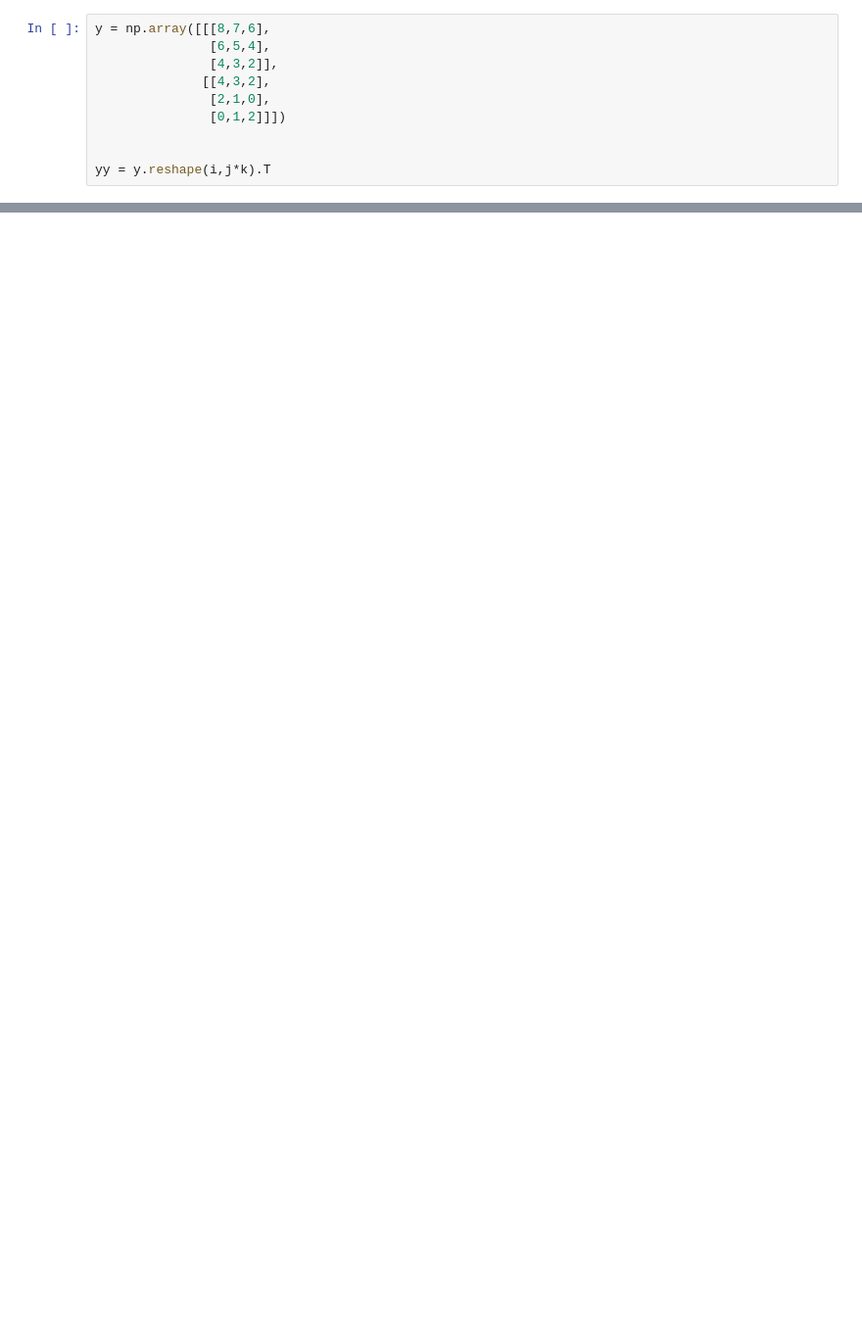
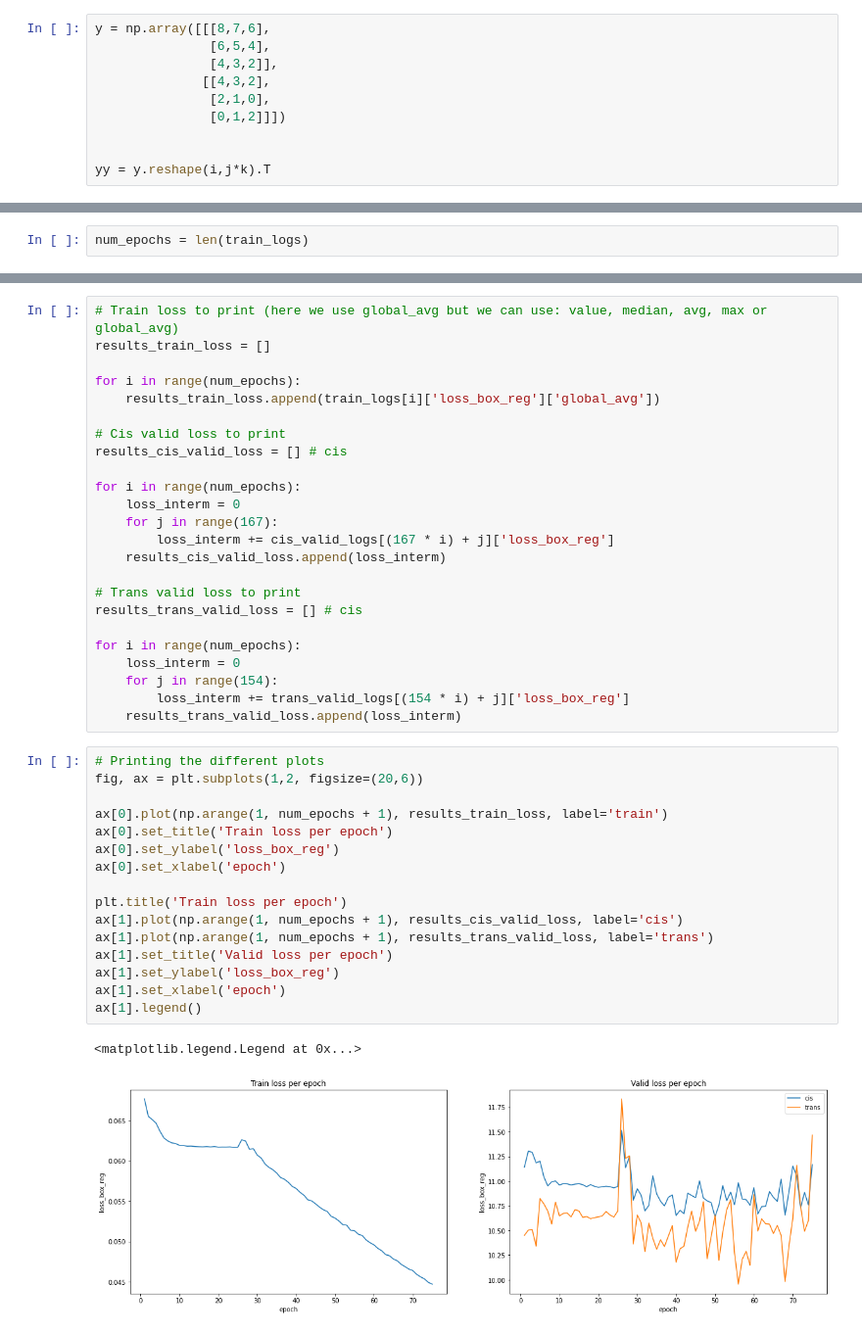
Before and after one commit to Hazot/Animal-Detection-and-Generalization, a Jupyter notebook: Debugging_notebook.ipynb, the cells around one changed output, grey strips where cells are left out. Shown: that part at 98% size. Drawn from its saved outputs; the diff is of its cells as text; blank space fills up the shorter version.

```diff
--- a/Debugging_notebook.ipynb
+++ b/Debugging_notebook.ipynb
@@ -532,0 +599,2 @@ array([[3.63263583, 3.0816121 , 2.59094773, 2.59094773, 2.20138006,
+# %%
+num_epochs = len(train_logs)
@@ -532,0 +608,43 @@ array([[3.63263583, 3.0816121 , 2.59094773, 2.59094773, 2.20138006,
+# %%
+# Train loss to print (here we use global_avg but we can use: value, median, avg, max or global_avg)
+results_train_loss = []
+
+for i in range(num_epochs):
+    results_train_loss.append(train_logs[i]['loss_box_reg']['global_avg'])
+
+# Cis valid loss to print
+results_cis_valid_loss = [] # cis
+
+for i in range(num_epochs):
+    loss_interm = 0
+    for j in range(167):
+        loss_interm += cis_valid_logs[(167 * i) + j]['loss_box_reg']
+    results_cis_valid_loss.append(loss_interm)
+
+# Trans valid loss to print
+results_trans_valid_loss = [] # cis
+
+for i in range(num_epochs):
+    loss_interm = 0
+    for j in range(154):
+        loss_interm += trans_valid_logs[(154 * i) + j]['loss_box_reg']
+    results_trans_valid_loss.append(loss_interm)
+# %%
+# Printing the different plots
+fig, ax = plt.subplots(1,2, figsize=(20,6))
+
+ax[0].plot(np.arange(1, num_epochs + 1), results_train_loss, label='train')
+ax[0].set_title('Train loss per epoch')
+ax[0].set_ylabel('loss_box_reg')
+ax[0].set_xlabel('epoch')
+
+plt.title('Train loss per epoch')
+ax[1].plot(np.arange(1, num_epochs + 1), results_cis_valid_loss, label='cis')
+ax[1].plot(np.arange(1, num_epochs + 1), results_trans_valid_loss, label='trans')
+ax[1].set_title('Valid loss per epoch')
+ax[1].set_ylabel('loss_box_reg')
+ax[1].set_xlabel('epoch')
+ax[1].legend()
+# %% [output]
+<matplotlib.legend.Legend at 0x...>
+[figure, added]
```
Also changed, not shown: parts of 45 cells of this notebook.
